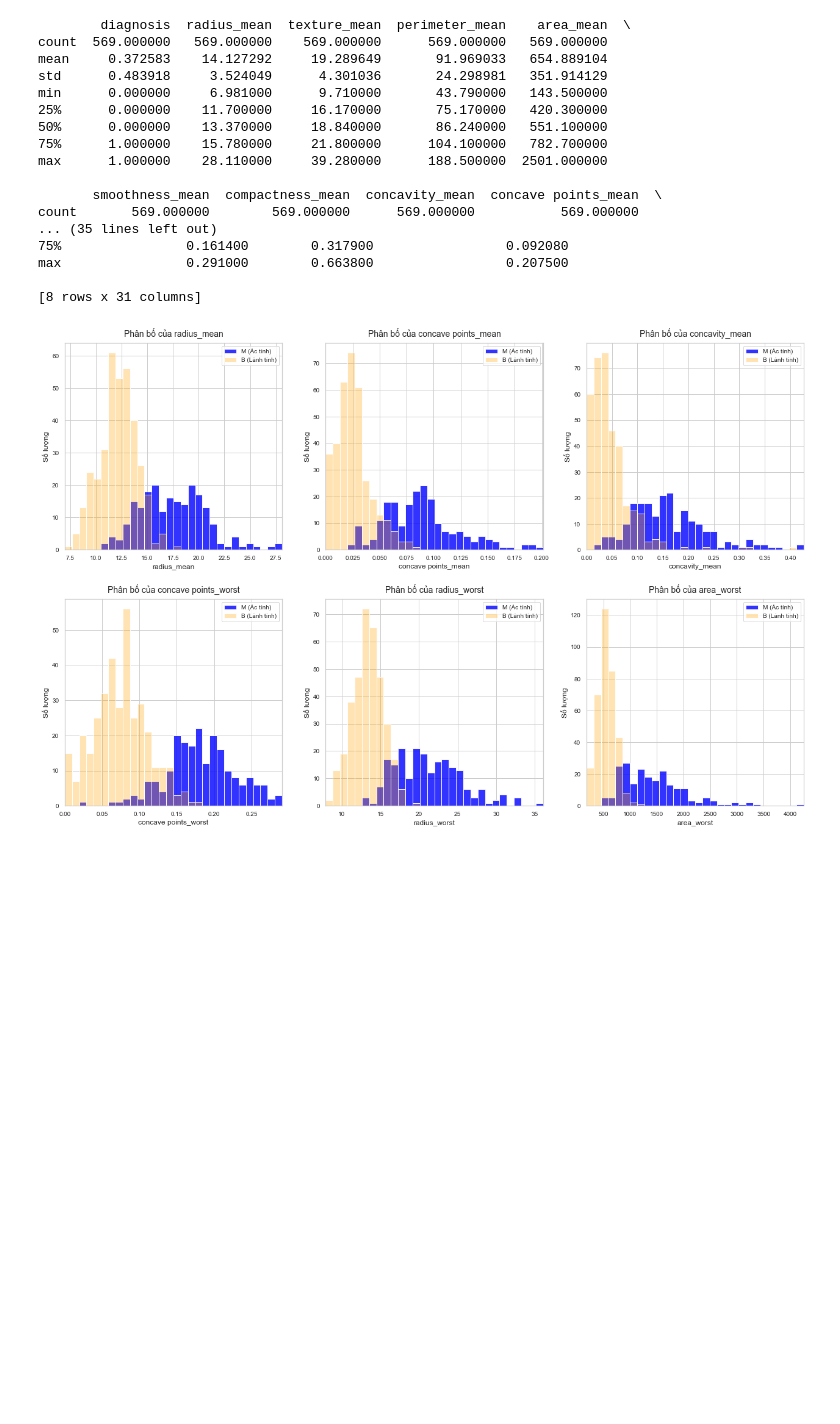
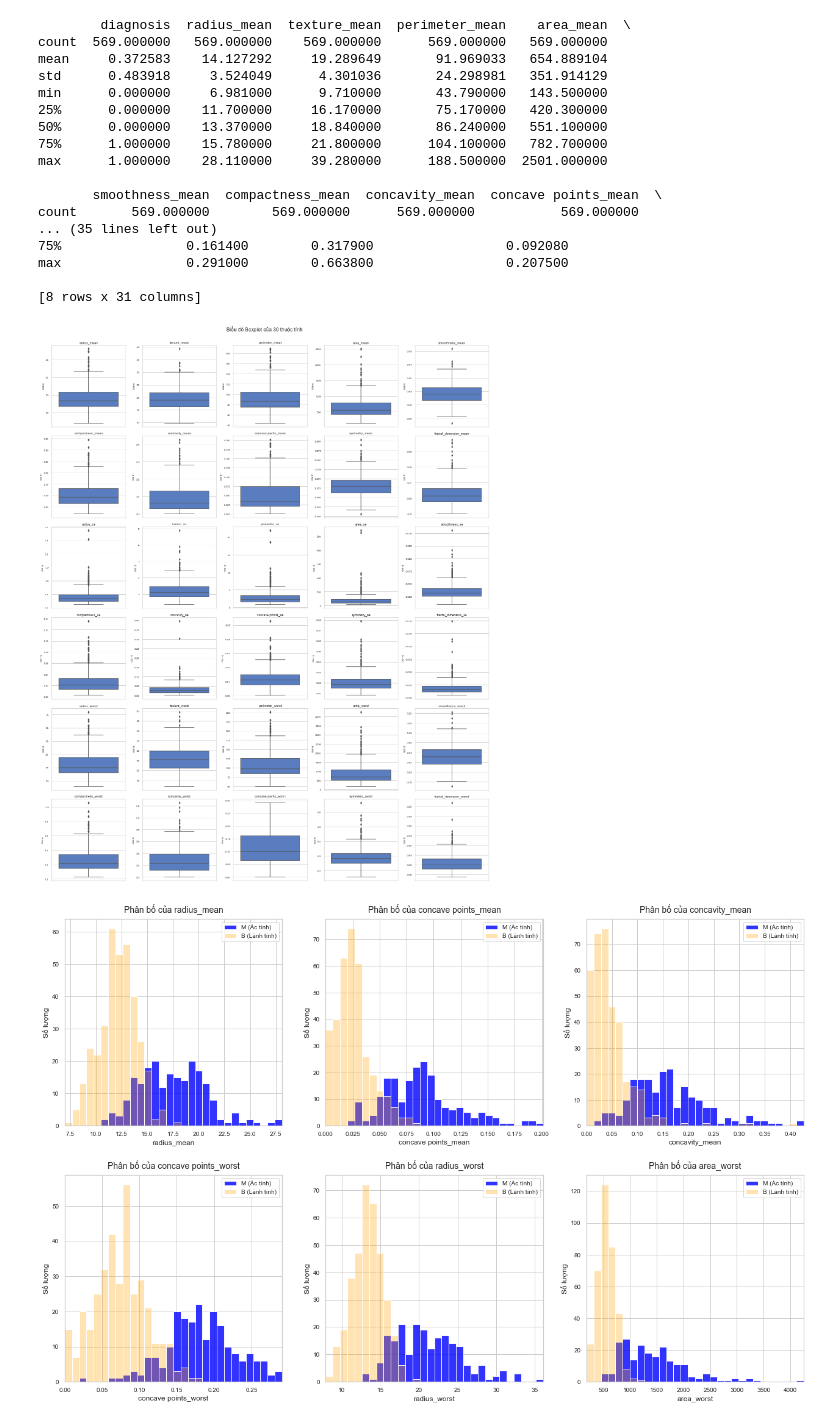
Before and after one commit to devkhang/data_analysis, a Jupyter notebook: đồ án môn học.ipynb, the cells around one changed output. Drawn from its saved outputs; the diff is of its cells as text; code cells hidden in the pictures; blank space fills up the shorter version.

```diff
--- a/đồ án môn học.ipynb
+++ b/đồ án môn học.ipynb
@@ -129,6 +129,38 @@ count       569.000000        569.000000      569.000000           569.000000
 max                0.291000        0.663800                 0.207500
 
 [8 rows x 31 columns]
+# %%
+import pandas as pd
+import matplotlib.pyplot as plt
+import seaborn as sns
+
+# Đọc dữ liệu từ file CSV
+data = pd.read_csv('breast_cancer_cleaned.csv')
+
+# Loại bỏ cột 'diagnosis' để chỉ lấy các thuộc tính số
+features = [col for col in data.columns if col != 'diagnosis']
+
+# Thiết lập kích thước và bố cục lưới (6 hàng x 5 cột để chứa 30 thuộc tính)
+fig, axes = plt.subplots(nrows=6, ncols=5, figsize=(20, 24))
+axes = axes.flatten()  # Chuyển ma trận axes thành mảng 1D để dễ duyệt
+
+# Vẽ boxplot cho từng thuộc tính
+for i, feature in enumerate(features):
+    sns.boxplot(y=data[feature], ax=axes[i])
+    axes[i].set_title(feature, fontsize=10)
+    axes[i].set_ylabel('Giá trị', fontsize=8)
+    axes[i].tick_params(axis='both', labelsize=8)
+
+# Xóa các axes không sử dụng (nếu có)
+for j in range(len(features), len(axes)):
+    fig.delaxes(axes[j])
+
+# Điều chỉnh bố cục để tránh chồng lấn
+plt.tight_layout()
+plt.suptitle('Biểu đồ Boxplot của 30 thuộc tính', fontsize=16, y=1.02)
+plt.show()
+# %% [output]
+[figure, added]
 # %%
 import pandas as pd
 import seaborn as sns
```
Also changed, not shown: parts of 2 cells of this notebook, 6 other files.
